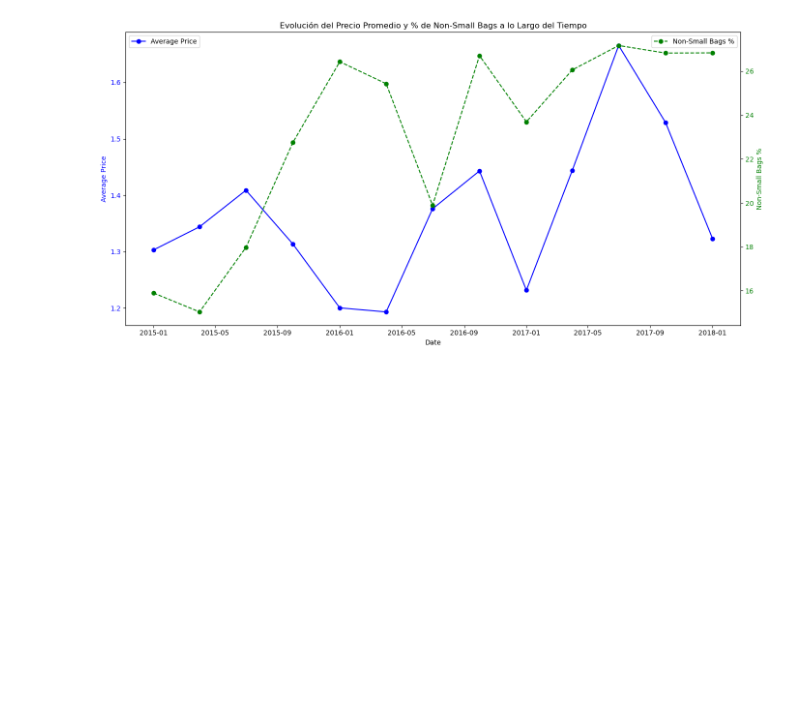
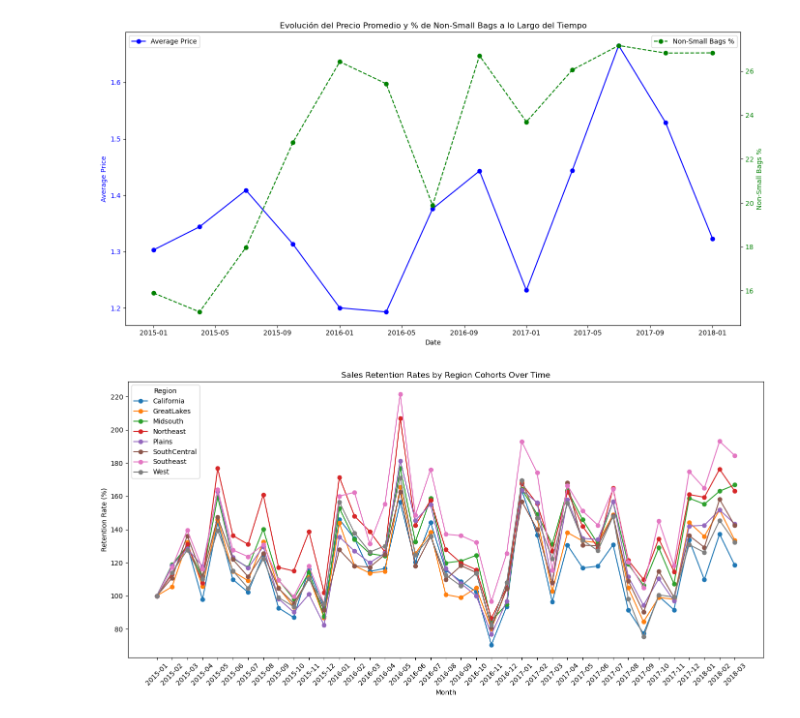
Before and after one commit to ahenao/aguacate-aljoan, a Jupyter notebook: notebooks/alejandro/4. Análisis de Cohortes.ipynb, the cells around one changed output. Saved outputs shown, nothing was run; the diff lists cells and outputs as text; code cells hidden in the pictures; blank space fills up the shorter version.

```diff
--- a/notebooks/alejandro/4. Análisis de Cohortes.ipynb
+++ b/notebooks/alejandro/4. Análisis de Cohortes.ipynb
@@ -1,15 +1,13 @@
 # %%
 import pandas as pd
 import matplotlib.pyplot as plt
+import sys, os
+sys.path.append('../../../aguacate-aljoan/')  # Adjust to the path where utils is located
+from utils.data import obtener_nuevo_avocado
 
-# Cargar datos
-df = pd.read_csv('avocado_with_region_types.csv')
+df_filtered = obtener_nuevo_avocado()
 
-# Hacer copia del Dataframe original
-df_copy=df
-
-# Filtrar los datos para 'GreaterRegion' en la columna 'region_type'
-df_filtered = df_copy.loc[df_copy['region_type'] == 'GreaterRegion'].copy() #Si se quiere hacer el calculo por ciudad cambiar por city, sino GreateRegion
+df_filtered = df_filtered.loc[df_copy['region_type'] == 'GreaterRegion'].copy() #Si se quiere hacer el calculo por ciudad cambiar por city, sino GreateRegion
 # %%
 # Overview of the DataFrame
 print(df_filtered.info())  # Column names, non-null counts, data types
@@ -242,3 +240,39 @@ plt.tight_layout()  # Ajustar el diseño
 plt.show()
 # %% [output]
 [figure]
+# %%
+# Aggregate data monthly by region, calculating total volume per month
+monthly_sales = df_filtered.groupby([pd.Grouper(key='Date', freq='ME'), 'region'])['Total Volume'].sum().reset_index()
+
+# Initialize a DataFrame to store retention rates
+retention_df = pd.DataFrame()
+
+# Iterate over each region to calculate retention rates
+for region in monthly_sales['region'].unique():
+    # Filter data for the current region and sort by date
+    region_data = monthly_sales[monthly_sales['region'] == region].sort_values('Date')
+    region_data['Cohort Month'] = region_data['Date'].dt.to_period('M')
+
+    # Set initial volume for the cohort month as the base
+    first_volume = region_data['Total Volume'].iloc[0]
+    region_data['Retention Rate'] = (region_data['Total Volume'] / first_volume) * 100
+
+    # Append to retention_df
+    retention_df = pd.concat([retention_df, region_data])
+
+# Plot retention rates
+plt.figure(figsize=(14, 7))
+for region in retention_df['region'].unique():
+    subset = retention_df[retention_df['region'] == region]
+    plt.plot(subset['Cohort Month'].astype(str), subset['Retention Rate'], marker='o', label=region)
+
+# Customize plot
+plt.title('Sales Retention Rates by Region Cohorts Over Time')
+plt.xlabel('Month')
+plt.ylabel('Retention Rate (%)')
+plt.xticks(rotation=45)
+plt.legend(title='Region')
+plt.tight_layout()
+plt.show()
+# %% [output]
+[figure, added]
```
Also changed, not shown: parts of 1 cell of this notebook, 3 other files.
